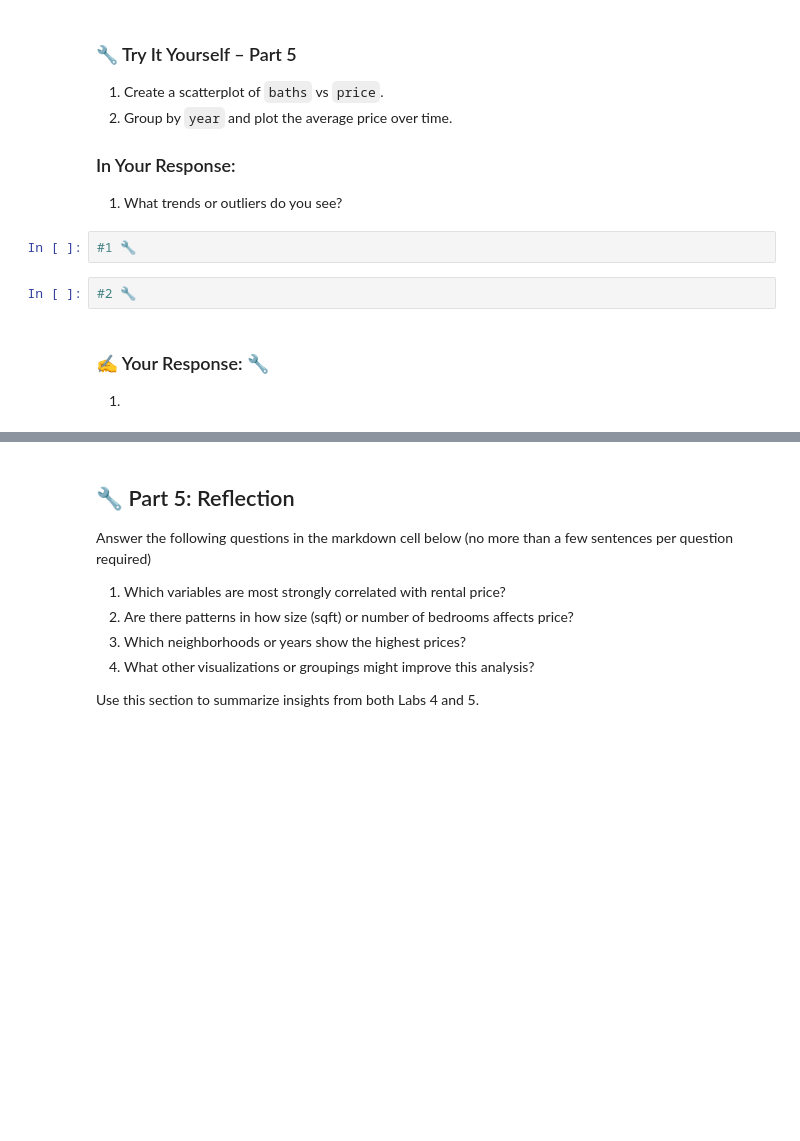
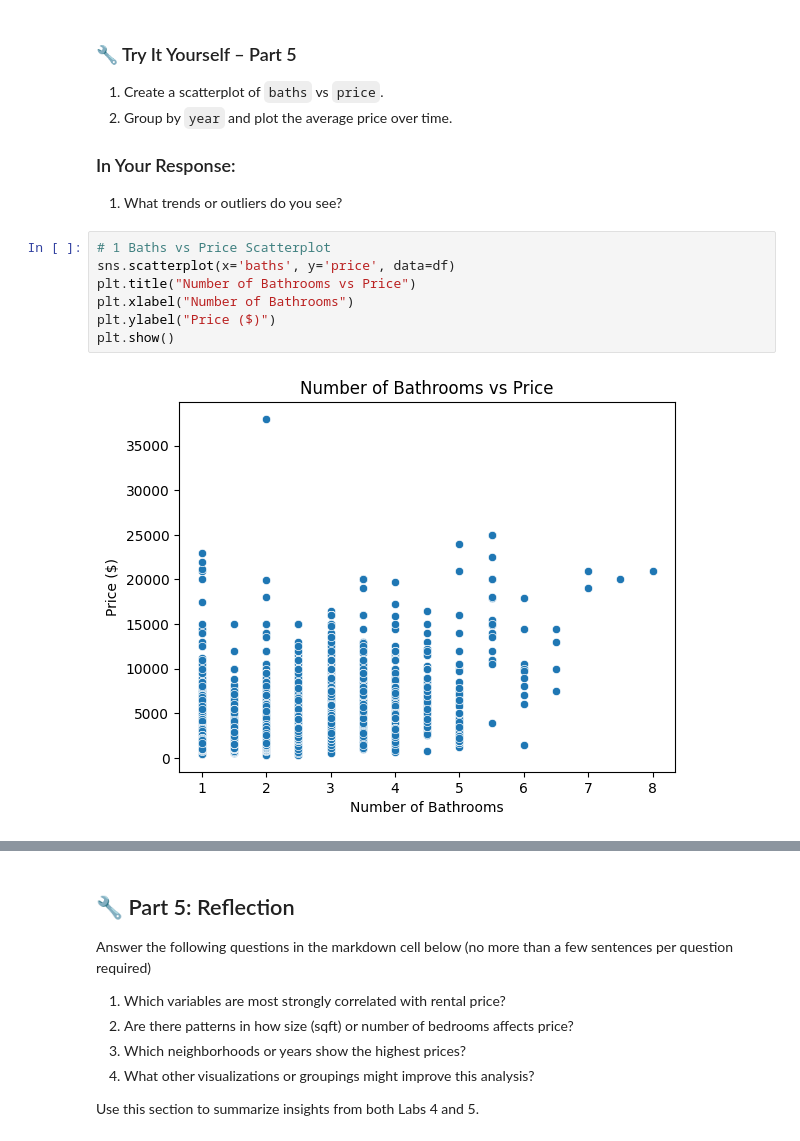
Before and after one commit to thornton330j/IS-4487, a Jupyter notebook: Labs/lab_05_ThorntonJackson.ipynb, the cells around one changed output, grey strips where cells are left out. Cells and saved outputs as stored; diff of their text form; blank space fills up the shorter version.

```diff
--- a/Labs/lab_05_ThorntonJackson.ipynb
+++ b/Labs/lab_05_ThorntonJackson.ipynb
@@ -250,10 +265,12 @@ plt.show()
 
 ### In Your Response:
 1. What trends or outliers do you see?
-# %%
-#1 🔧
-# %%
-#2 🔧
-# %% [markdown]
-### ✍️ Your Response: 🔧
-1.
+# %%
+# 1 Baths vs Price Scatterplot
+sns.scatterplot(x='baths', y='price', data=df)
+plt.title("Number of Bathrooms vs Price")
+plt.xlabel("Number of Bathrooms")
+plt.ylabel("Price ($)")
+plt.show()
+# %% [output]
+[figure, added]
```
Also changed, not shown: parts of 14 cells of this notebook.
